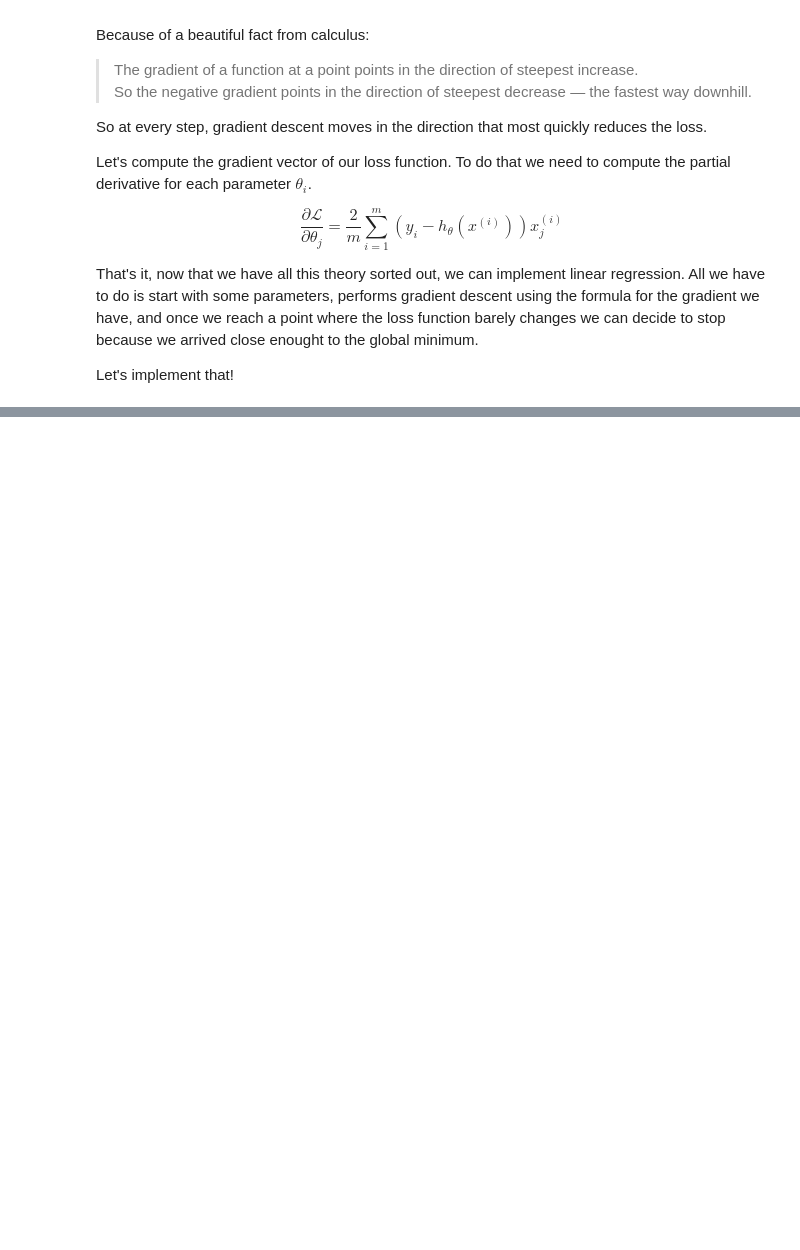
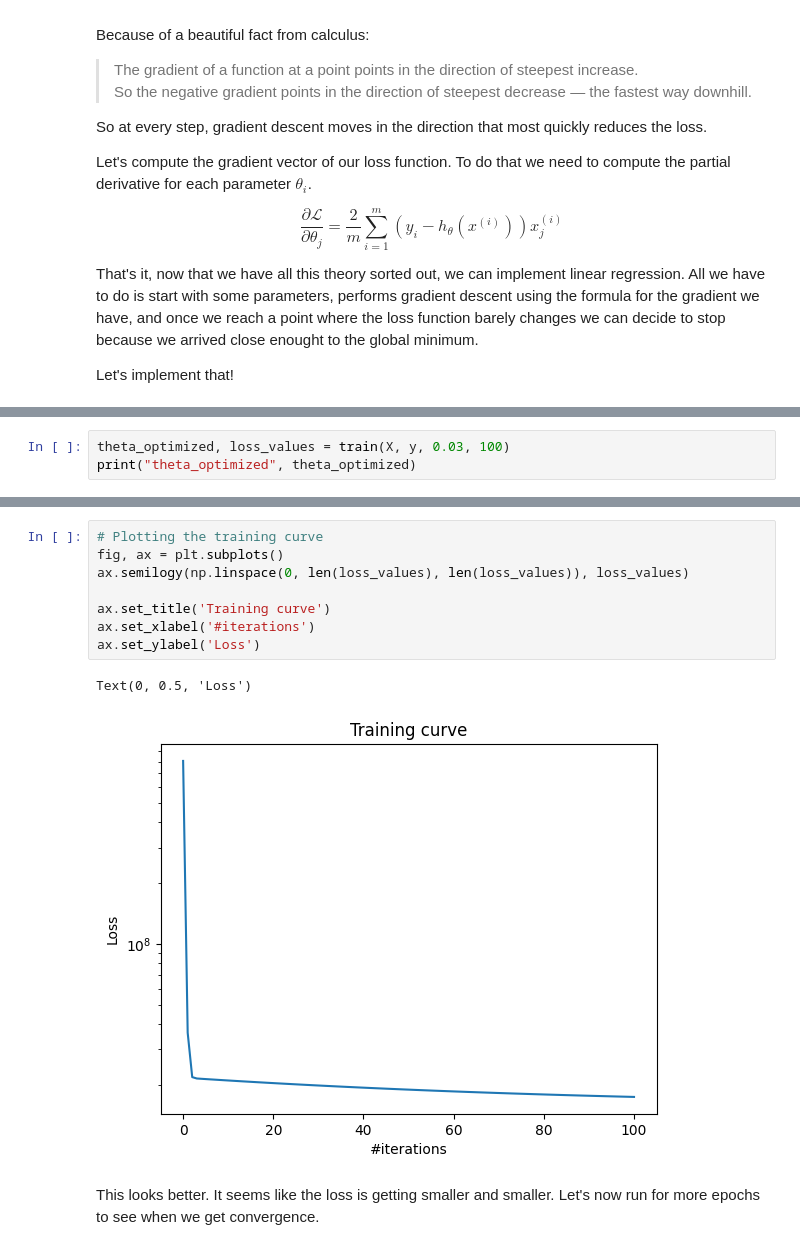
Before and after one commit to Arturo404/ai, a Jupyter notebook: learning/linear_regression.ipynb, the cells around one changed output, grey strips where cells are left out. Saved outputs shown, nothing was run; the diff lists cells and outputs as text; blank space fills up the shorter version.

```diff
--- a/learning/linear_regression.ipynb
+++ b/learning/linear_regression.ipynb
@@ -287,0 +331,3 @@ dtype: float64
+# %%
+theta_optimized, loss_values = train(X, y, 0.03, 100)
+print("theta_optimized", theta_optimized)
@@ -287,0 +352,13 @@ dtype: float64
+# %%
+# Plotting the training curve
+fig, ax = plt.subplots()
+ax.semilogy(np.linspace(0, len(loss_values), len(loss_values)), loss_values)
+
+ax.set_title('Training curve')
+ax.set_xlabel('#iterations')
+ax.set_ylabel('Loss')
+# %% [output]
+Text(0, 0.5, 'Loss')
+[figure, added]
+# %% [markdown]
+This looks better. It seems like the loss is getting smaller and smaller. Let's now run for more epochs to see when we get convergence.
```
Also changed, not shown: parts of 33 cells of this notebook, 1 other file.
